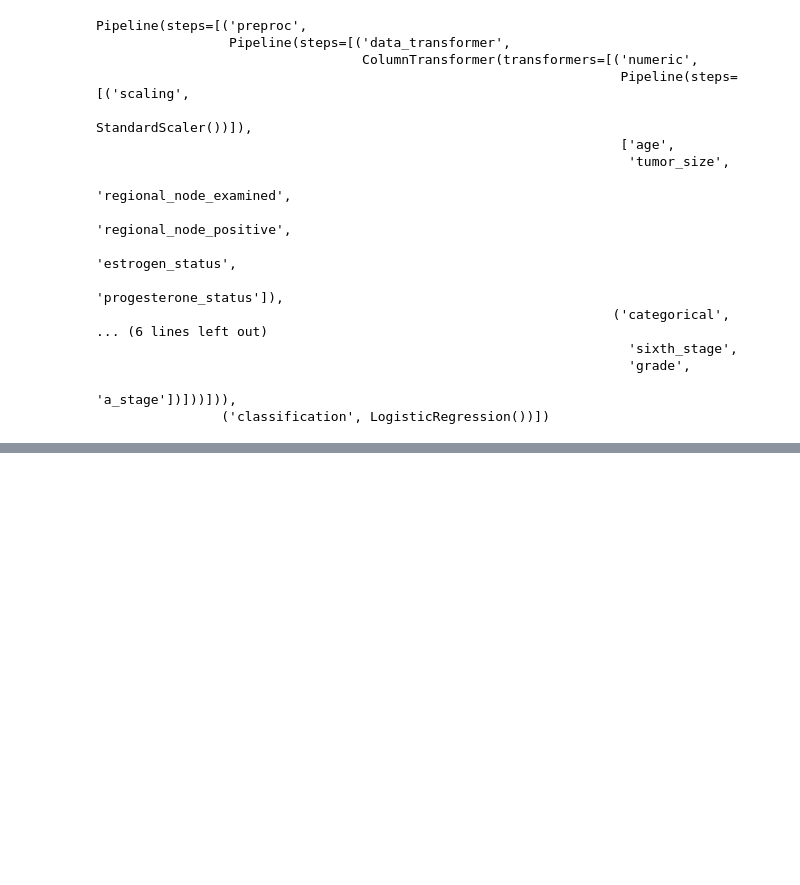
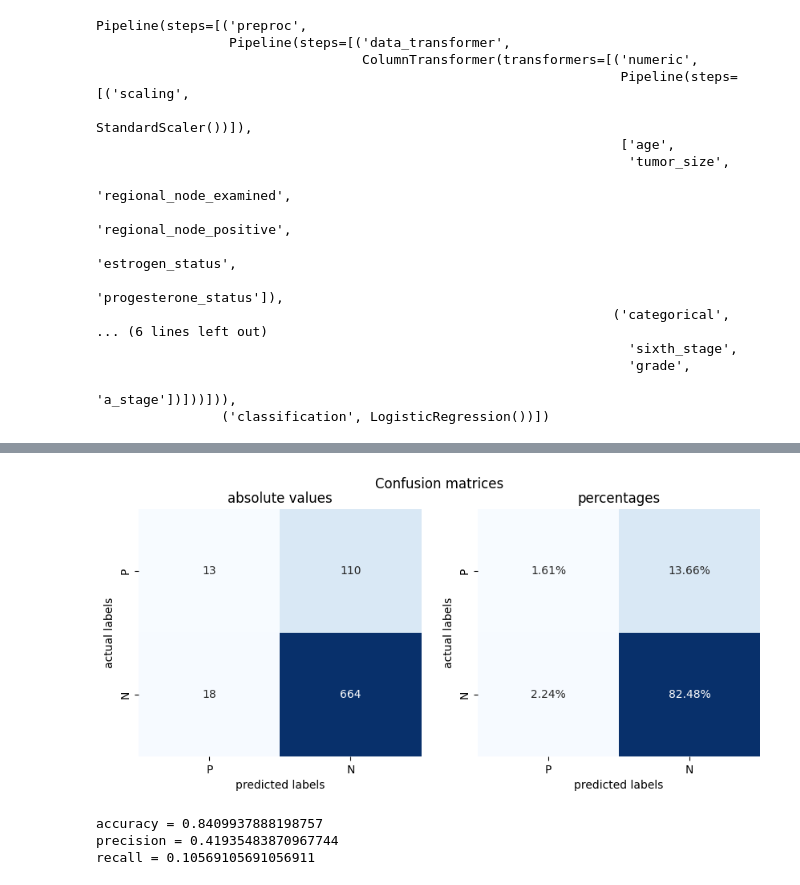
Before and after one commit to Lamantin12/data_science_projects, a Jupyter notebook: breast_cancer/breast_cancer_analysis.ipynb, the cells around one changed output, grey strips where cells are left out. Drawn from its saved outputs; the diff is of its cells as text; code cells hidden in the pictures; blank space fills up the shorter version.

```diff
--- a/breast_cancer/breast_cancer_analysis.ipynb
+++ b/breast_cancer/breast_cancer_analysis.ipynb
@@ -655,0 +651,16 @@ param_grid = {
+# %%
+param_grid = {
+    'classification__n_estimators' : [300, 500, 700, 900, 1100],
+    'classification__max_depth' : [3, 4, 5, None],
+    'classification__min_samples_leaf' : [1, 2, 4],
+    'classification__bootstrap': [True],
+}
+# %%
+gs = GridSearchCV(estimator=model,
+                  param_grid=param_grid,
+                  scoring='recall',
+                  cv=5,
+                  n_jobs=-1,
+                  verbose=10
+                 )
+gs.fit(X_train, y_train)
@@ -655,0 +699,7 @@ param_grid = {
+# %%
+rf = RandomForestClassifier(n_estimators=900, bootstrap=True, max_depth=None, min_samples_leaf=1)
+model = Pipeline(steps=[
+    ('preproc', preprocessor),
+    ('classification', rf)
+])
+model
@@ -655,0 +744,9 @@ param_grid = {
+# %%
+y_pred = model.predict(X_test)
+# %%
+display_confusion_matrix(y_test, y_pred)
+# %% [output]
+[figure, added]
+accuracy = 0.8409937888198757
+precision = 0.41935483870967744
+recall = 0.10569105691056911
```
Also changed, not shown: parts of 74 cells of this notebook, 1 other file.
